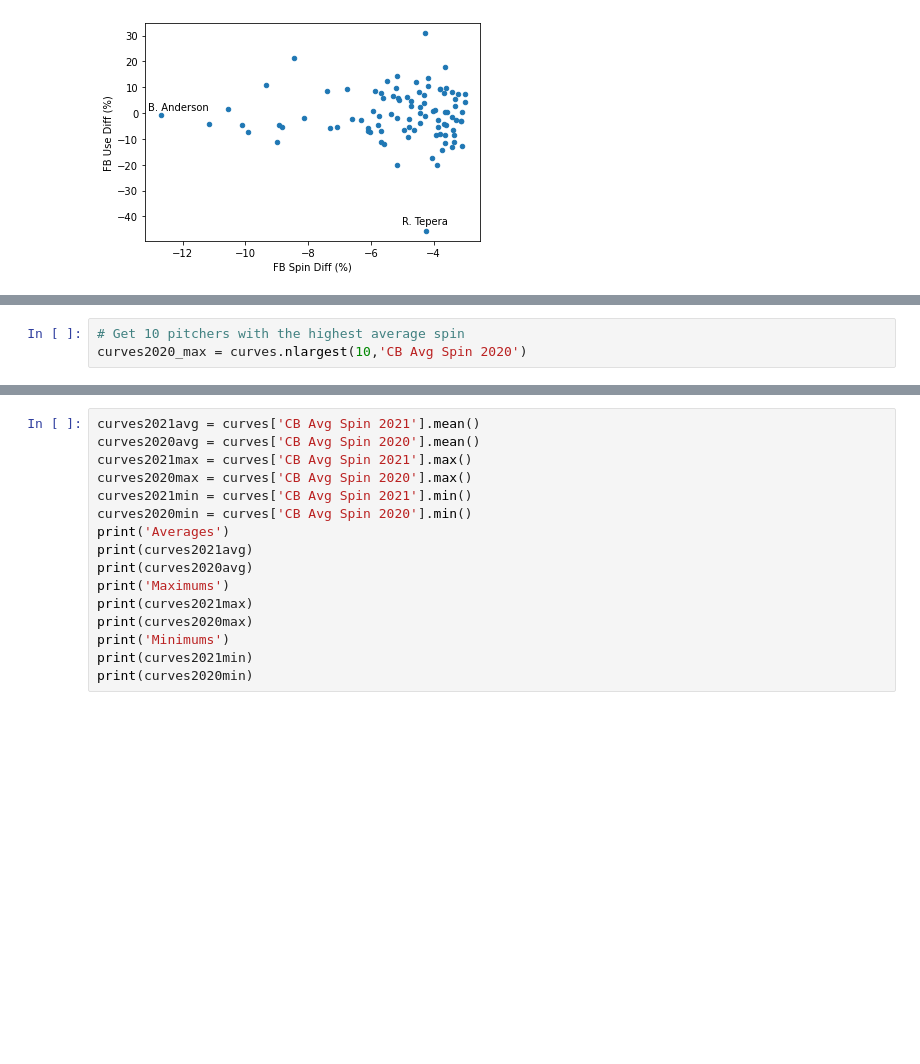
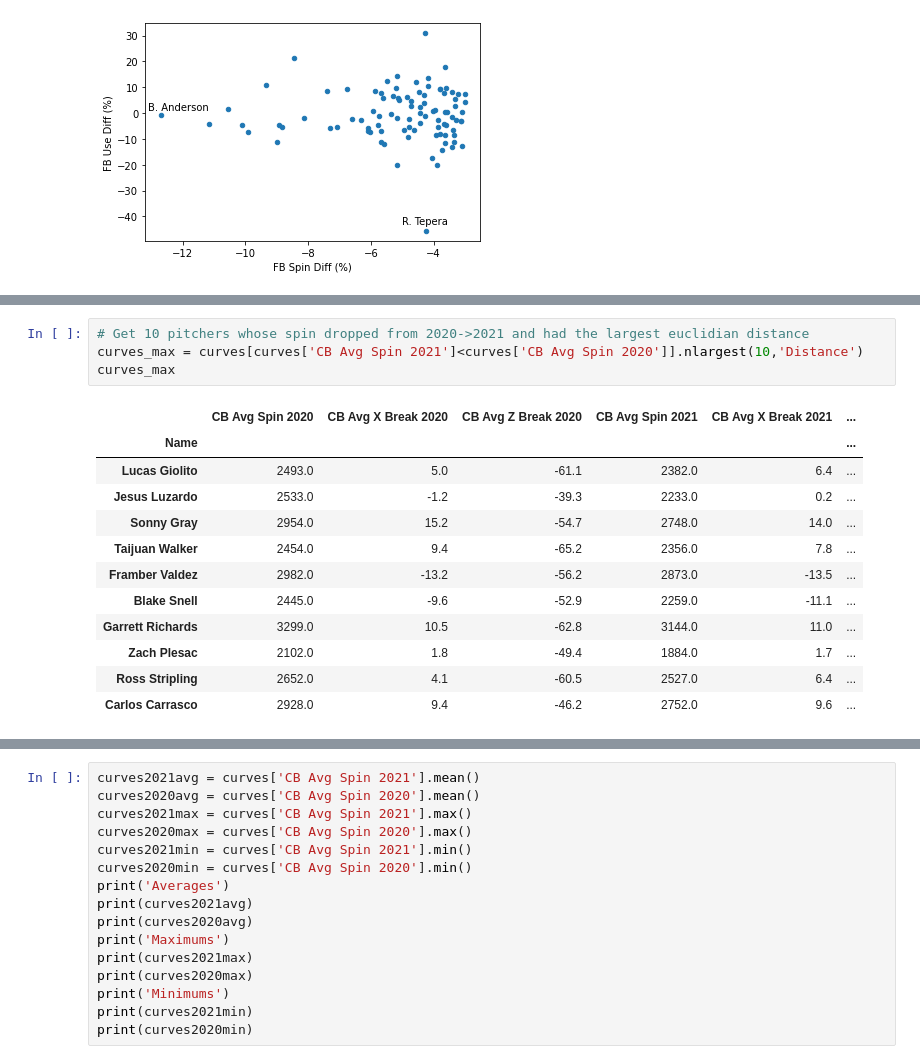
Before and after one commit to Jesparza17/Jesparza17, a Jupyter notebook: Project Notebook.ipynb, the cells around one changed output, grey strips where cells are left out. Cells and saved outputs as stored; diff of their text form; blank space fills up the shorter version.

```diff
--- a/Project Notebook.ipynb
+++ b/Project Notebook.ipynb
@@ -185,4 +231,18 @@ curves.head()
 # %%
-# Get 10 pitchers with the highest average spin
-curves2020_max = curves.nlargest(10,'CB Avg Spin 2020')
+# Get 10 pitchers whose spin dropped from 2020->2021 and had the largest euclidian distance
+curves_max = curves[curves['CB Avg Spin 2021']<curves['CB Avg Spin 2020']].nlargest(10,'Distance')
+curves_max
+# %% [output]
+|  | CB Avg Spin 2020 | CB Avg X Break 2020 | CB Avg Z Break 2020 | CB Avg Spin 2021 | CB Avg X Break 2021 | ... |
+| Name |  |  |  |  |  | ... |
+| Lucas Giolito | 2493.0 | 5.0 | -61.1 | 2382.0 | 6.4 | ... |
+| Jesus Luzardo | 2533.0 | -1.2 | -39.3 | 2233.0 | 0.2 | ... |
+| Sonny Gray | 2954.0 | 15.2 | -54.7 | 2748.0 | 14.0 | ... |
+| Taijuan Walker | 2454.0 | 9.4 | -65.2 | 2356.0 | 7.8 | ... |
+| Framber Valdez | 2982.0 | -13.2 | -56.2 | 2873.0 | -13.5 | ... |
+| Blake Snell | 2445.0 | -9.6 | -52.9 | 2259.0 | -11.1 | ... |
+| Garrett Richards | 3299.0 | 10.5 | -62.8 | 3144.0 | 11.0 | ... |
+| Zach Plesac | 2102.0 | 1.8 | -49.4 | 1884.0 | 1.7 | ... |
+| Ross Stripling | 2652.0 | 4.1 | -60.5 | 2527.0 | 6.4 | ... |
+| Carlos Carrasco | 2928.0 | 9.4 | -46.2 | 2752.0 | 9.6 | ... |
 # %%
```
Also changed, not shown: parts of 9 cells of this notebook.
